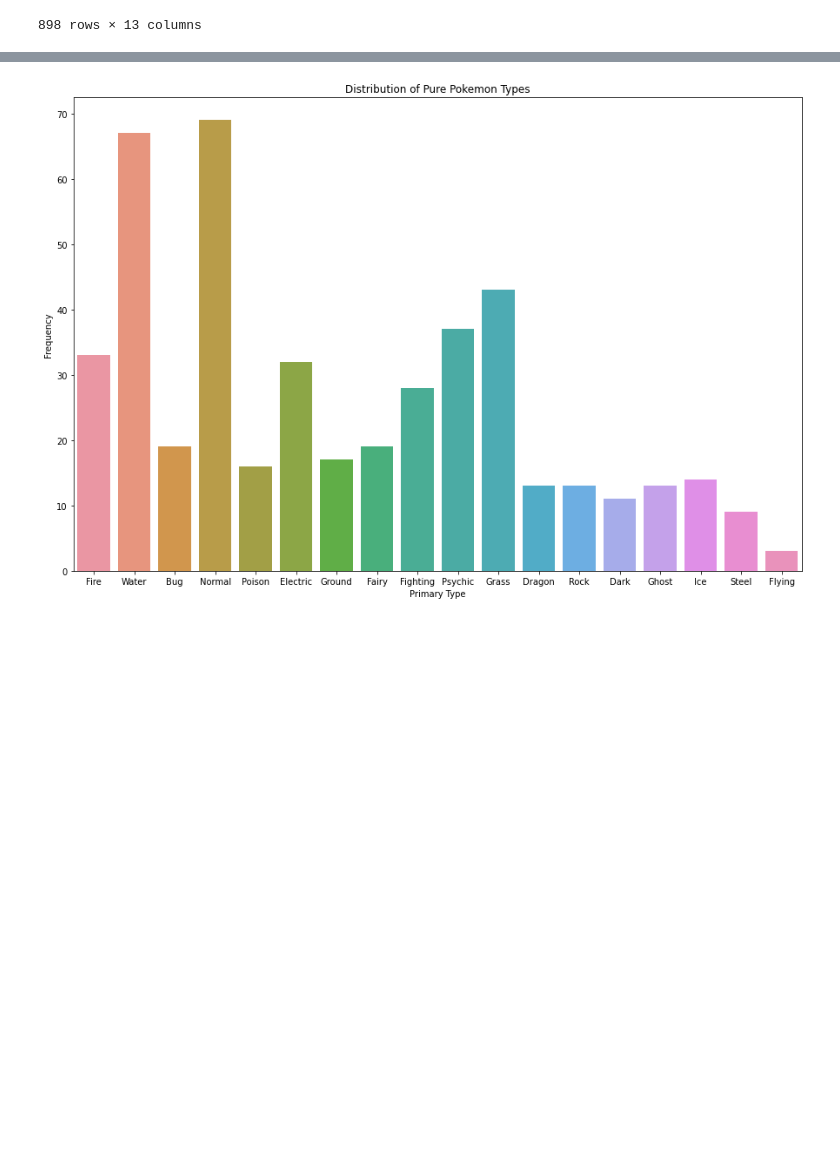
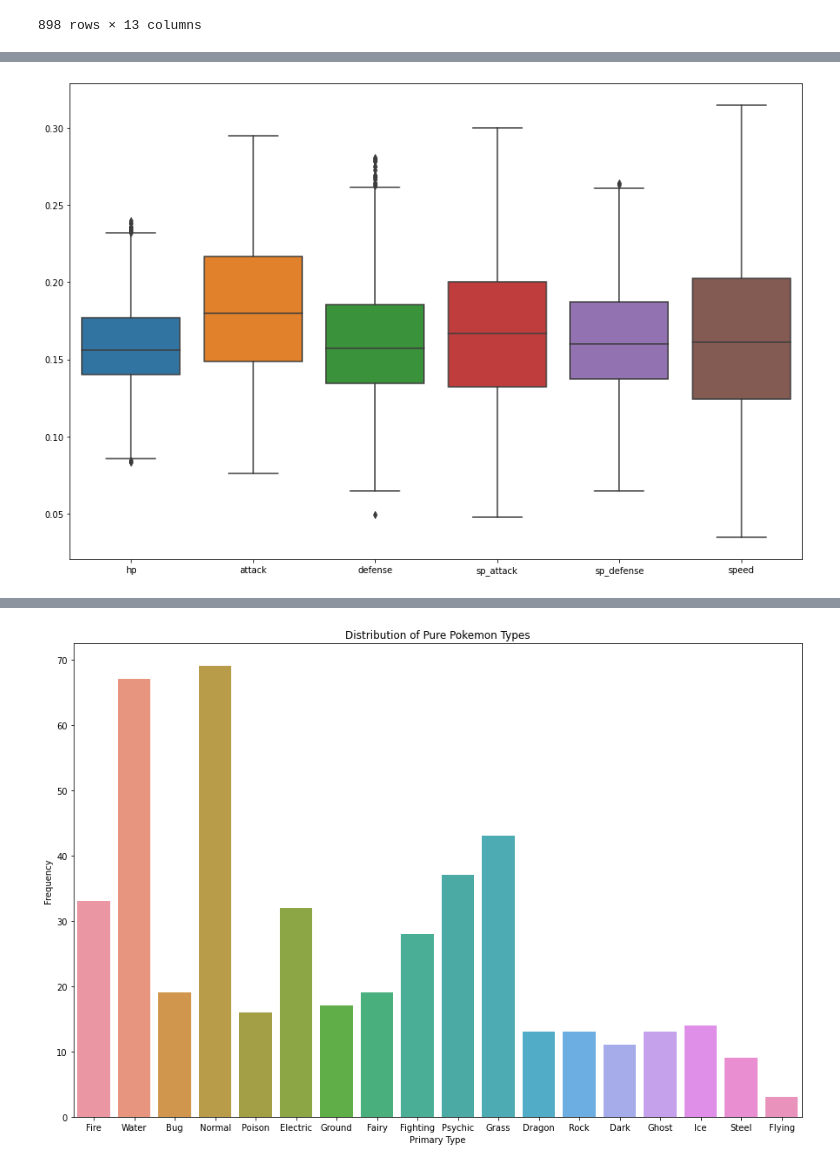
Before and after one commit to adriendinzey/Pokemon-Machine-Learning-Analysis, a Jupyter notebook: Analysis.ipynb, the cells around one changed output, grey strips where cells are left out. Drawn from its saved outputs; the diff is of its cells as text; code cells hidden in the pictures; blank space fills up the shorter version.

```diff
--- a/Analysis.ipynb
+++ b/Analysis.ipynb
@@ -65,0 +97,16 @@ pure_df
+# %%
+for col in cols:
+    q25, q75 = np.percentile(df[col], 25), np.percentile(df[col], 75)
+    iqr = q75 - q25
+    cut_off = iqr * 1.5
+    lower, upper = q25 - cut_off, q75 + cut_off
+    df = df[df[col] < upper]
+    df = df[df[col] > lower]
+# %%
+cols=list(df.columns[5:11])
+battle_stats=df[cols]
+plt.figure(figsize=(15,10))
+fig=sns.boxplot(data=battle_stats)
+plt.show(fig)
+# %% [output]
+[figure, added]
```
Also changed, not shown: parts of 43 cells of this notebook, 5 other files.
